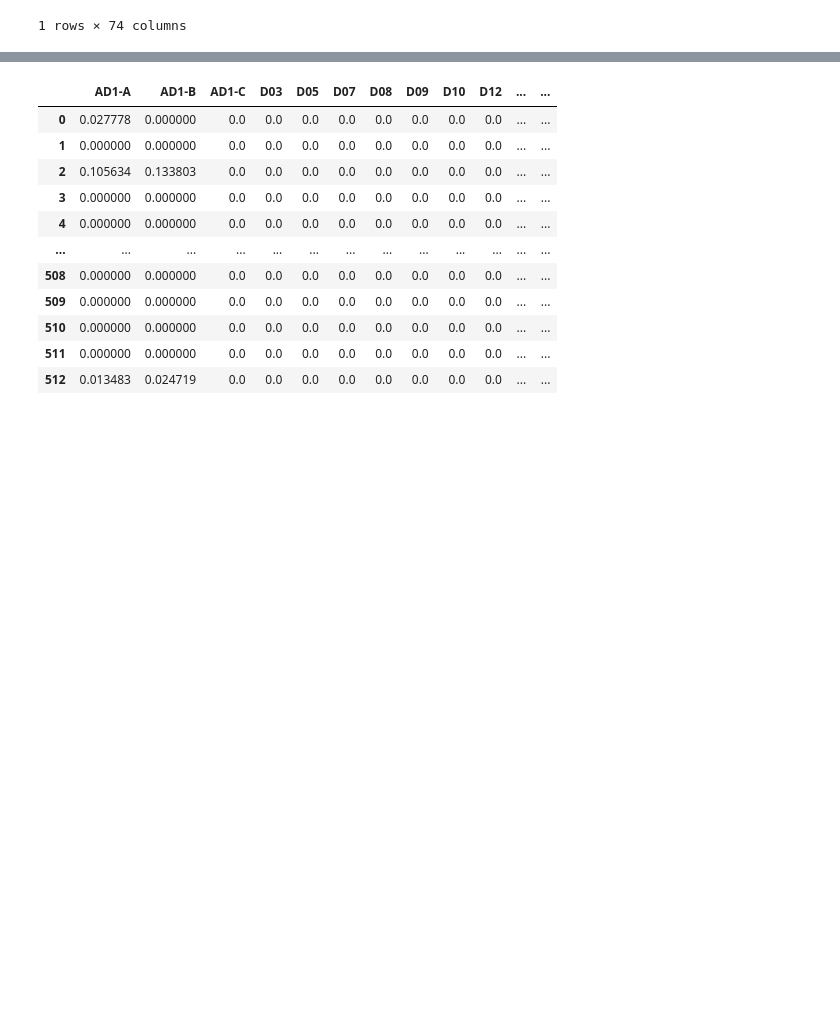
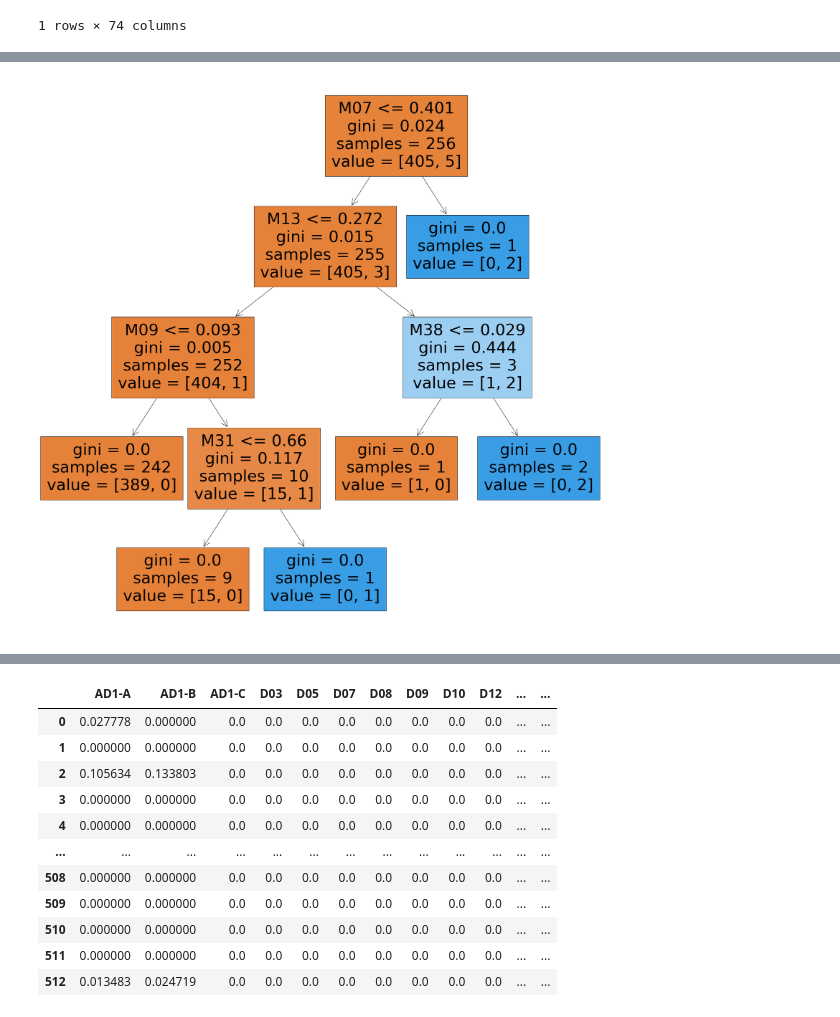
Before and after one commit to KarlrDing/IOT_2022_ZNB_TEAM, a Jupyter notebook: STAGE_2/Classification_Karl/event1.ipynb, the cells around one changed output, grey strips where cells are left out. Drawn from its saved outputs; the diff is of its cells as text; code cells hidden in the pictures; blank space fills up the shorter version.

```diff
--- a/STAGE_2/Classification_Karl/event1.ipynb
+++ b/STAGE_2/Classification_Karl/event1.ipynb
@@ -164,0 +172,7 @@ for code in range(13):
+# %%
+fig,ax = plt.subplots(figsize = (30,30))
+_ = tree.plot_tree(rf.estimators_[0], feature_names=X.columns, filled=True,ax=ax)
+plt.savefig('tree.jpg')
+plt.show()
+# %% [output]
+[figure, added]
```
Also changed, not shown: parts of 15 cells of this notebook, 17 other files.
